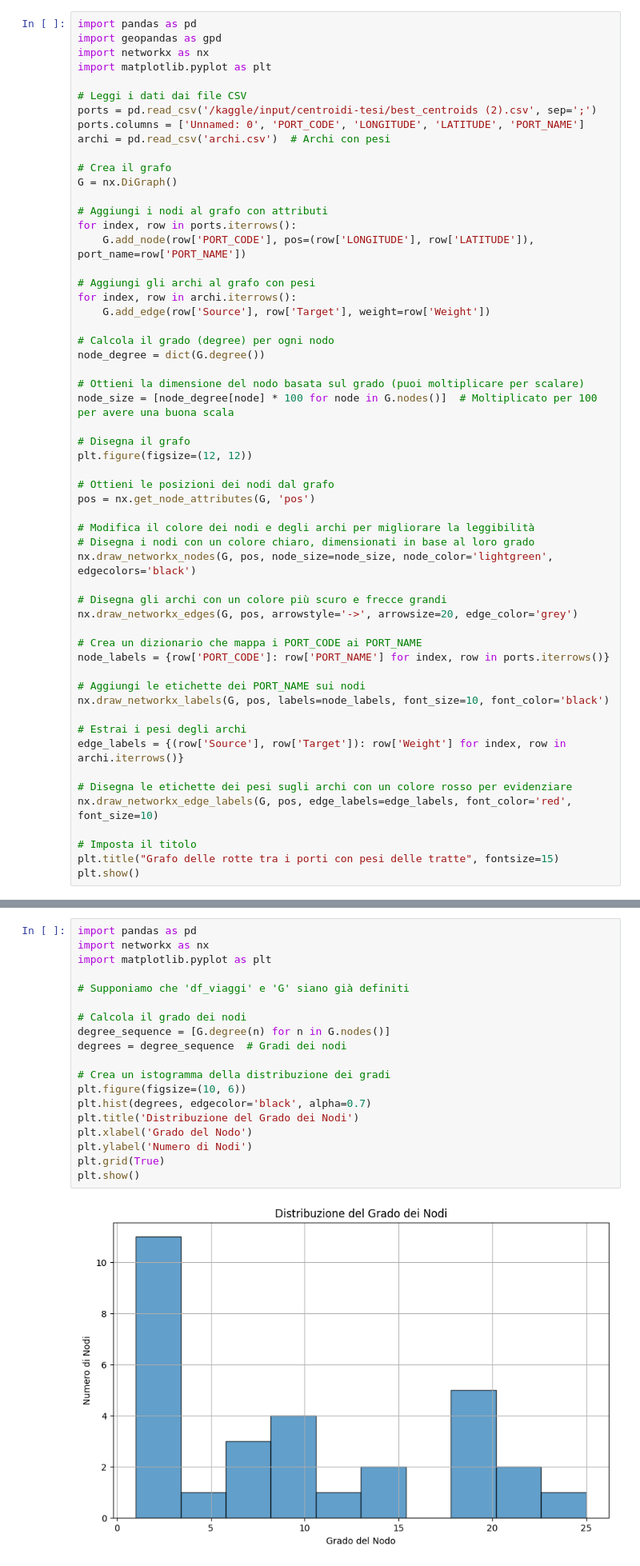
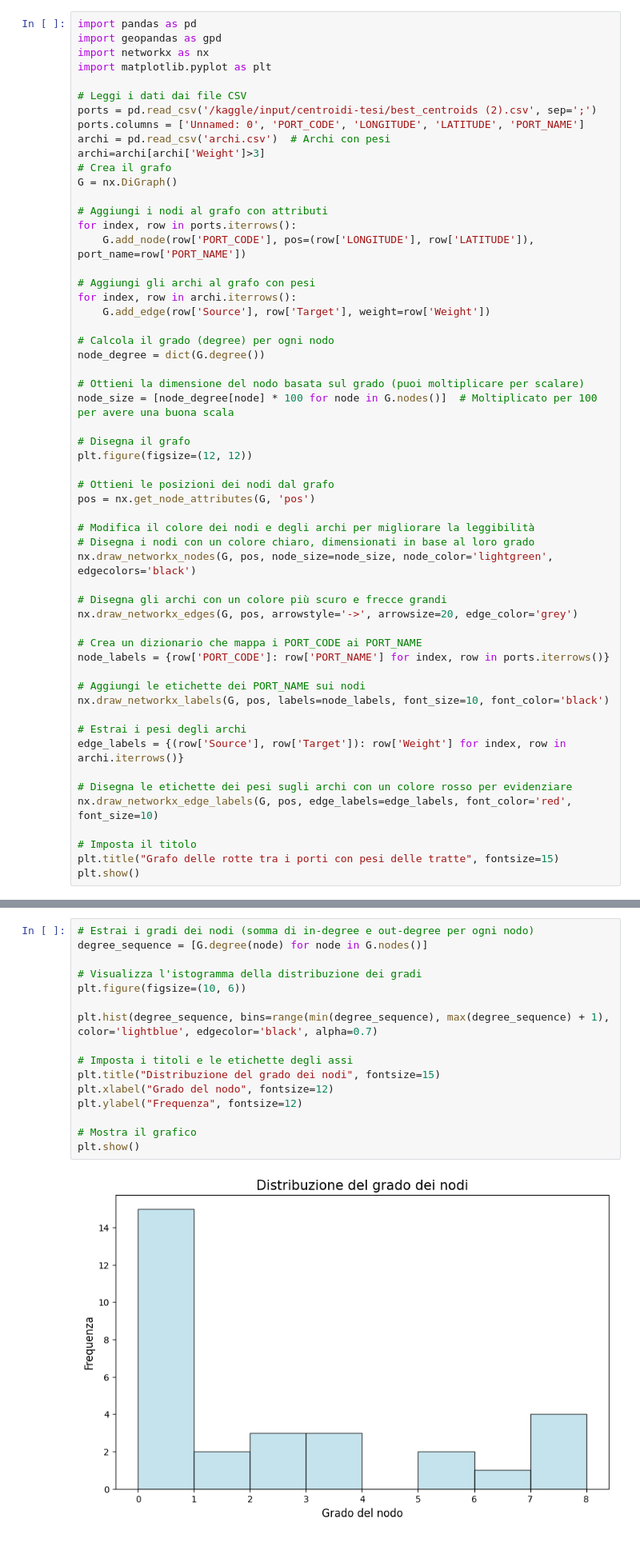
Before and after one commit to nudric25/tesi, a Jupyter notebook: VOY/VOY_mainclass.ipynb, the cells around one changed output, grey strips where cells are left out. Shown at 80% size. Saved outputs shown, nothing was run; the diff lists cells and outputs as text.

```diff
--- a/VOY/VOY_mainclass.ipynb
+++ b/VOY/VOY_mainclass.ipynb
@@ -302,7 +302,7 @@ import matplotlib.pyplot as plt
 ports = pd.read_csv('/kaggle/input/centroidi-tesi/best_centroids (2).csv', sep=';')
 ports.columns = ['Unnamed: 0', 'PORT_CODE', 'LONGITUDE', 'LATITUDE', 'PORT_NAME']
 archi = pd.read_csv('archi.csv')  # Archi con pesi
-
+archi=archi[archi['Weight']>3]
 # Crea il grafo
 G = nx.DiGraph()
 
@@ -391,23 +380,20 @@ ports[ports['PORT_CODE']==27]
 # %% [markdown]
 # distribuzione del grado dei nodi
 # %%
-import pandas as pd
-import networkx as nx
-import matplotlib.pyplot as plt
+# Estrai i gradi dei nodi (somma di in-degree e out-degree per ogni nodo)
+degree_sequence = [G.degree(node) for node in G.nodes()]
 
-# Supponiamo che 'df_viaggi' e 'G' siano già definiti
+# Visualizza l'istogramma della distribuzione dei gradi
+plt.figure(figsize=(10, 6))
 
-# Calcola il grado dei nodi
-degree_sequence = [G.degree(n) for n in G.nodes()]
-degrees = degree_sequence  # Gradi dei nodi
+plt.hist(degree_sequence, bins=range(min(degree_sequence), max(degree_sequence) + 1), color='lightblue', edgecolor='black', alpha=0.7)
 
-# Crea un istogramma della distribuzione dei gradi
-plt.figure(figsize=(10, 6))
-plt.hist(degrees, edgecolor='black', alpha=0.7)
-plt.title('Distribuzione del Grado dei Nodi')
-plt.xlabel('Grado del Nodo')
-plt.ylabel('Numero di Nodi')
-plt.grid(True)
+# Imposta i titoli e le etichette degli assi
+plt.title("Distribuzione del grado dei nodi", fontsize=15)
+plt.xlabel("Grado del nodo", fontsize=12)
+plt.ylabel("Frequenza", fontsize=12)
+
+# Mostra il grafico
 plt.show()
 # %% [output]
-[figure, old version]
+[figure, new version]
```
Also changed, not shown: parts of 29 cells of this notebook.
